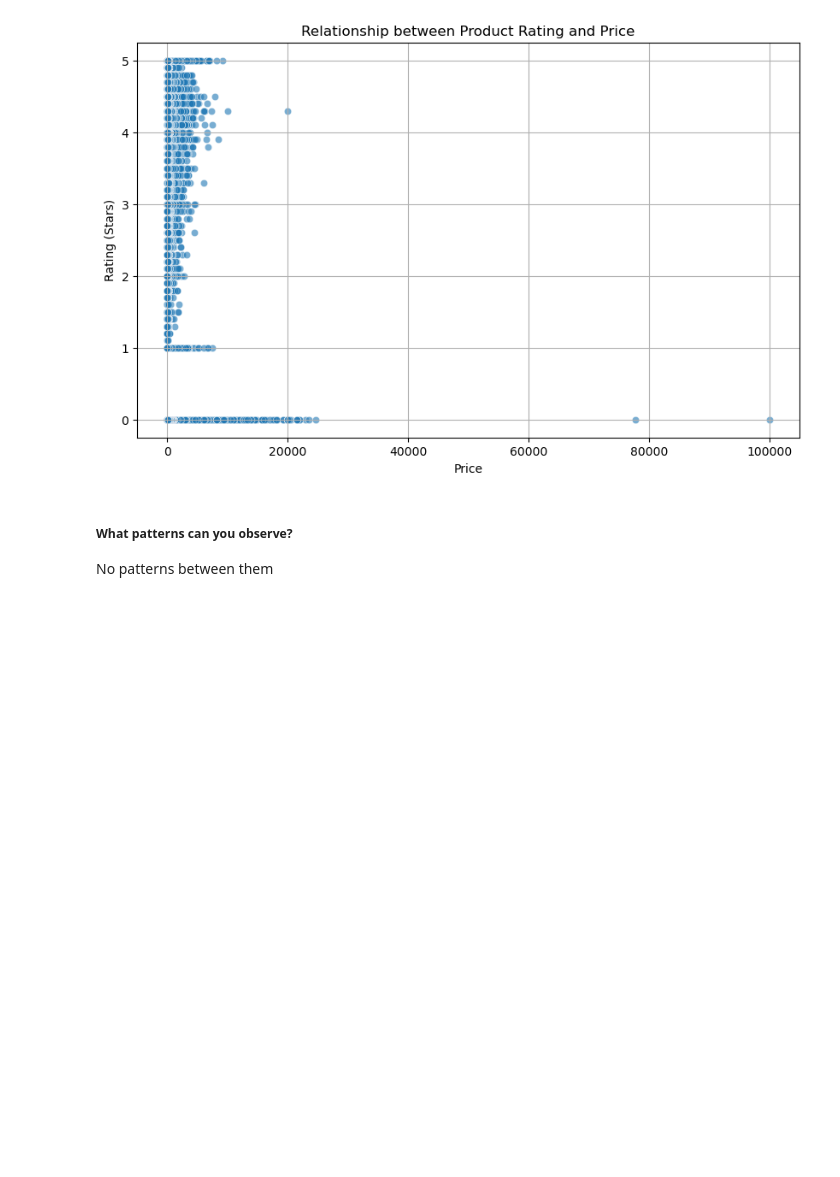
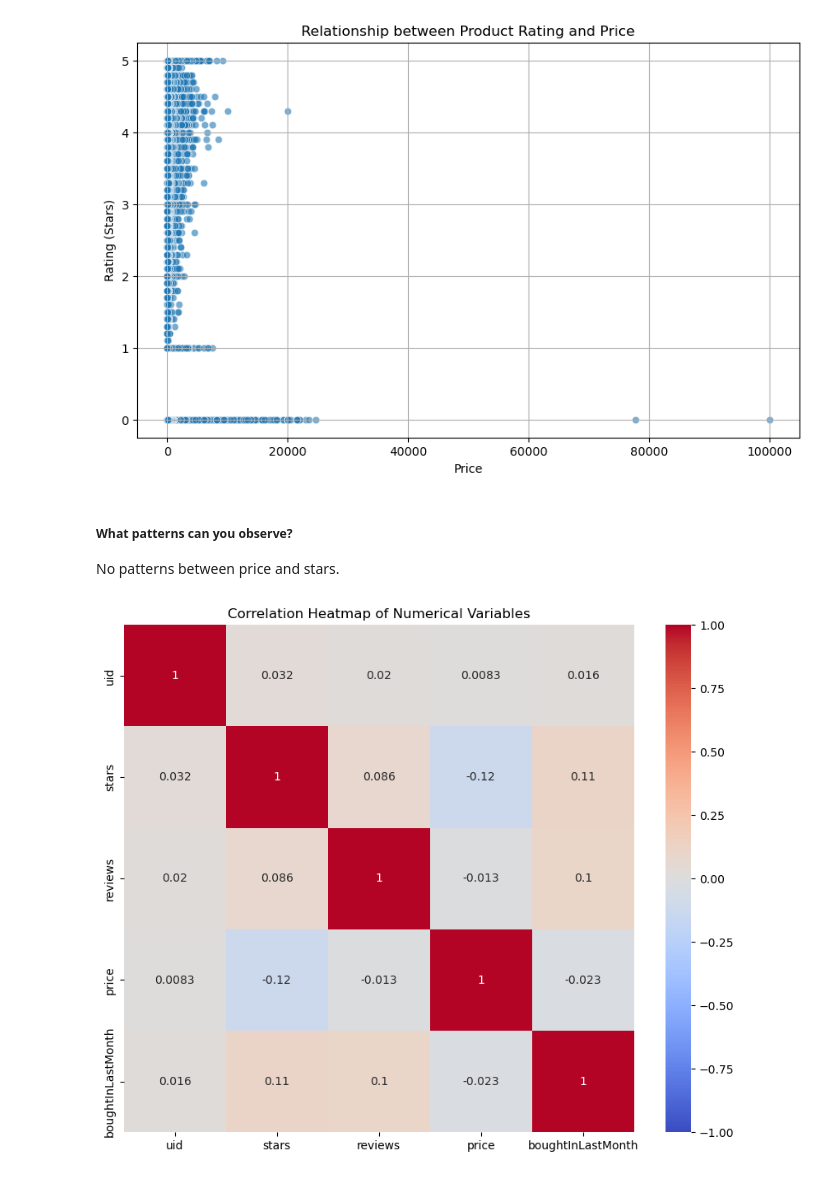
Before and after one commit to jesuserro/lab-eda-bivariate, a Jupyter notebook: main.ipynb, the cells around one changed output. Cells and saved outputs as stored; diff of their text form; code cells hidden in the pictures; blank space fills up the shorter version.

```diff
--- a/main.ipynb
+++ b/main.ipynb
@@ -350,4 +350,23 @@ plt.show()
 # %% [markdown]
 ##### What patterns can you observe?
 
-No patterns between them
+No patterns between price and stars.
+# %%
+# Use a correlation heatmap to visualize correlations between all numerical variables
+# Filter the dataset to include only numerical columns
+df_numerical = df.select_dtypes(include='number')
+
+# Create a correlation matrix
+correlation_matrix = df_numerical.corr()
+
+# Create a heatmap
+plt.figure(figsize=(10, 8))
+sns.heatmap(correlation_matrix, annot=True, cmap='coolwarm', vmin=-1, vmax=1)
+
+# Set the title
+plt.title('Correlation Heatmap of Numerical Variables')
+
+# Display the plot
+plt.show()
+# %% [output]
+[figure, added]
```
